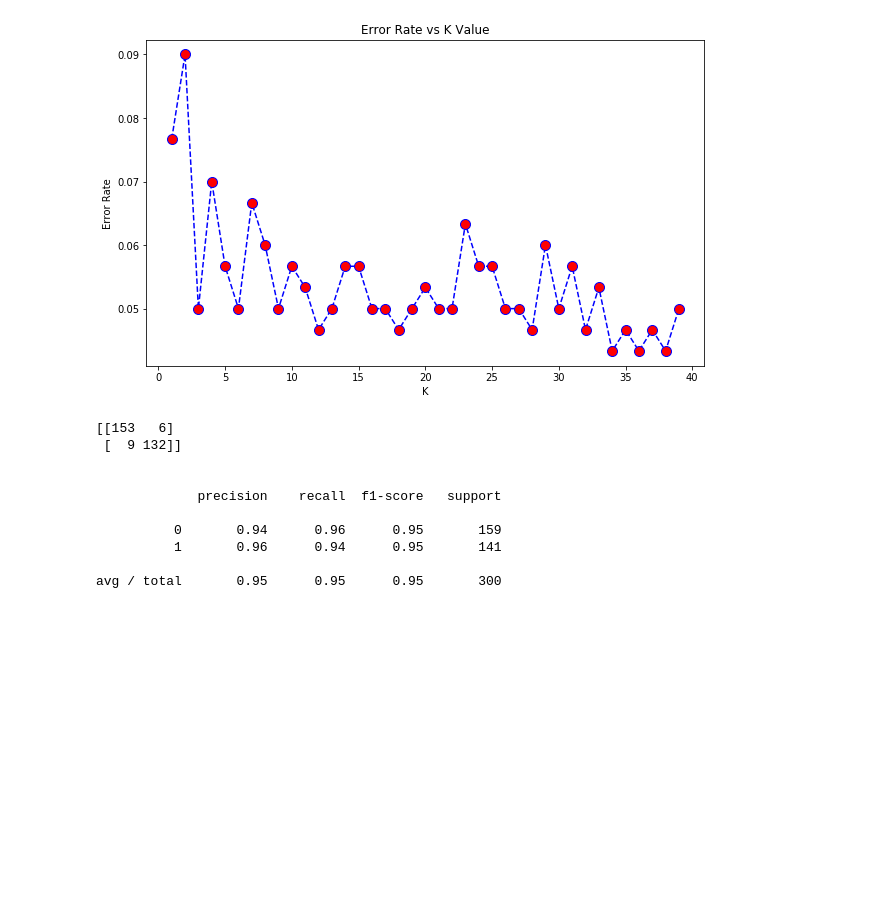
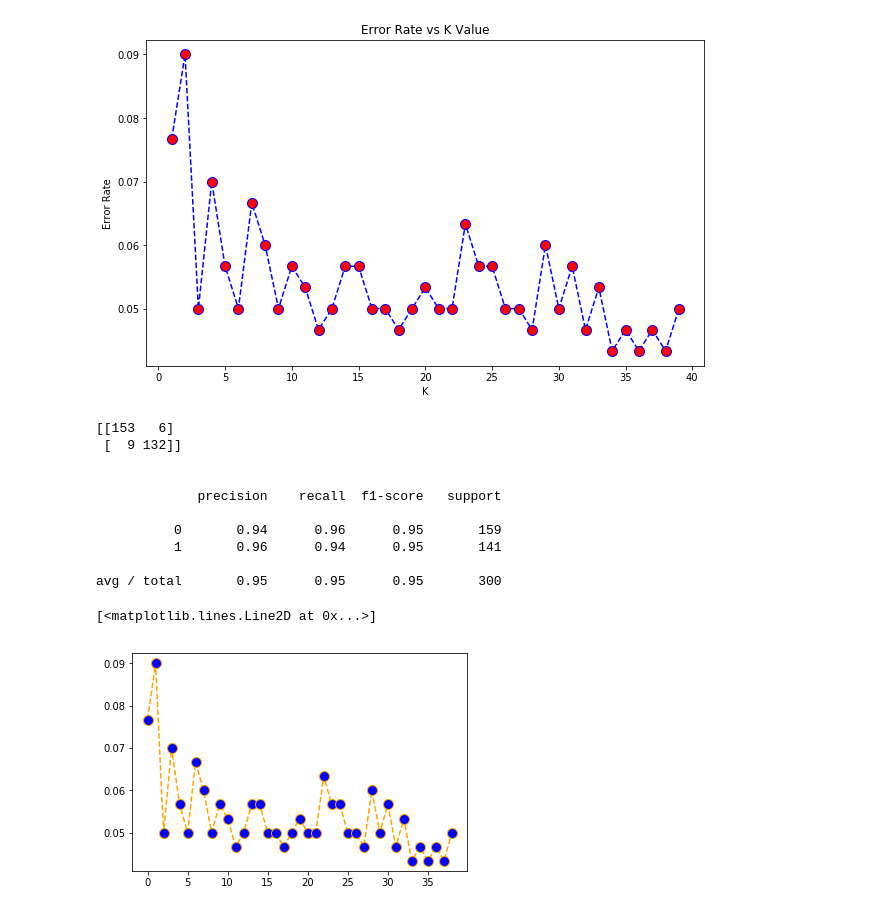
Before and after one commit to Jaimetorres003/Machine-Learning, a Jupyter notebook: K Nearest Neighbors Project.ipynb, the cells around one changed output. Cells and saved outputs as stored; diff of their text form; code cells hidden in the pictures; blank space fills up the shorter version.

```diff
--- a/K Nearest Neighbors Project.ipynb
+++ b/K Nearest Neighbors Project.ipynb
@@ -160,3 +160,8 @@ print(classification_report(y_test,pred))
           1       0.96      0.94      0.95       141
 
 avg / total       0.95      0.95      0.95       300
+# %%
+plt.plot(error_rate, color='orange',linestyle='dashed',marker='o',markerfacecolor='blue',markersize=10)
+# %% [output]
+[<matplotlib.lines.Line2D at 0x...>]
+[figure, added]
```
Also changed, not shown: parts of 3 cells of this notebook.
